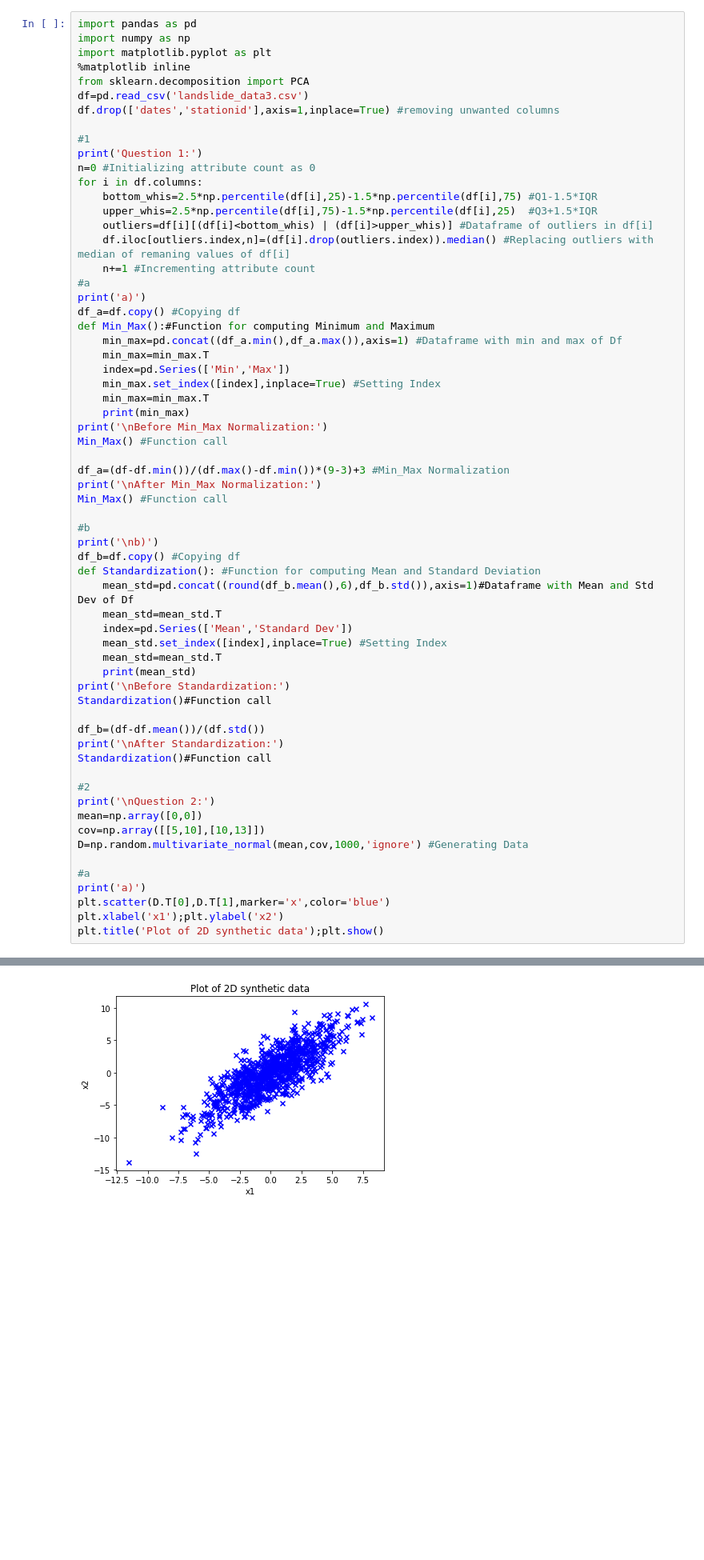
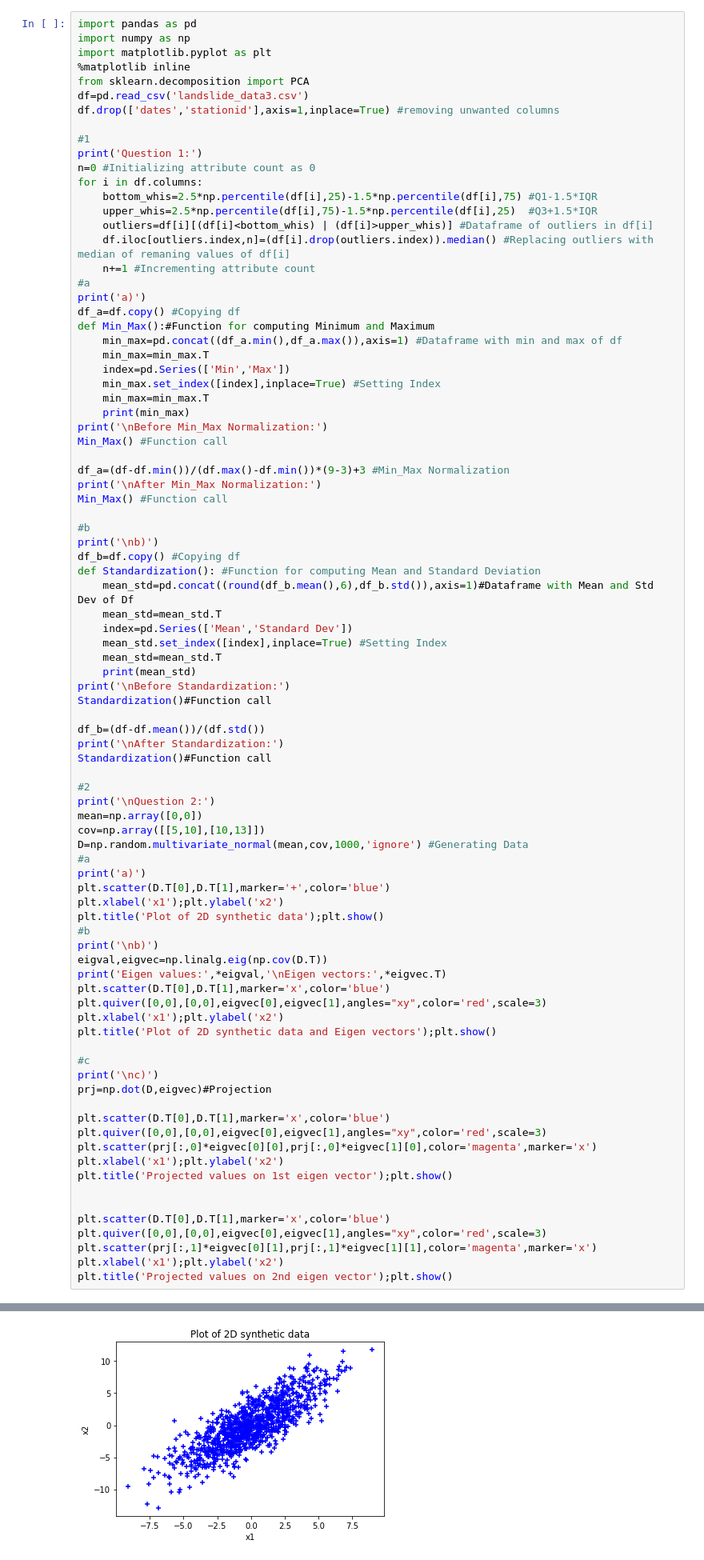
Before and after one commit to WCoder007/Data_Science_Projects, a Jupyter notebook: A3/b19098_A3.ipynb, the cells around one changed output, grey strips where cells are left out. Shown at 80% size. Drawn from its saved outputs; the diff is of its cells as text; blank space fills up the shorter version.

Commit message:
corrected quiver error and added q2

```diff
--- a/A3/b19098_A3.ipynb
+++ b/A3/b19098_A3.ipynb
@@ -20,7 +20,7 @@ for i in df.columns:
 print('a)')
 df_a=df.copy() #Copying df
 def Min_Max():#Function for computing Minimum and Maximum
-    min_max=pd.concat((df_a.min(),df_a.max()),axis=1) #Dataframe with min and max of Df
+    min_max=pd.concat((df_a.min(),df_a.max()),axis=1) #Dataframe with min and max of df
     min_max=min_max.T
     index=pd.Series(['Min','Max'])
     min_max.set_index([index],inplace=True) #Setting Index
@@ -50,33 +50,57 @@ df_b=(df-df.mean())/(df.std())
 print('\nAfter Standardization:')
 Standardization()#Function call
 
 #2
 print('\nQuestion 2:')
 mean=np.array([0,0])
 cov=np.array([[5,10],[10,13]])
 D=np.random.multivariate_normal(mean,cov,1000,'ignore') #Generating Data
-
 #a
 print('a)')
-plt.scatter(D.T[0],D.T[1],marker='x',color='blue')
+plt.scatter(D.T[0],D.T[1],marker='+',color='blue')
 plt.xlabel('x1');plt.ylabel('x2')
 plt.title('Plot of 2D synthetic data');plt.show()
+#b
+print('\nb)')
+eigval,eigvec=np.linalg.eig(np.cov(D.T))
+print('Eigen values:',*eigval,'\nEigen vectors:',*eigvec.T)
+plt.scatter(D.T[0],D.T[1],marker='x',color='blue')
+plt.quiver([0,0],[0,0],eigvec[0],eigvec[1],angles="xy",color='red',scale=3)
+plt.xlabel('x1');plt.ylabel('x2')
+plt.title('Plot of 2D synthetic data and Eigen vectors');plt.show()
+
+#c
+print('\nc)')
+prj=np.dot(D,eigvec)#Projection
+
+plt.scatter(D.T[0],D.T[1],marker='x',color='blue')
+plt.quiver([0,0],[0,0],eigvec[0],eigvec[1],angles="xy",color='red',scale=3)
+plt.scatter(prj[:,0]*eigvec[0][0],prj[:,0]*eigvec[1][0],color='magenta',marker='x')
+plt.xlabel('x1');plt.ylabel('x2')
+plt.title('Projected values on 1st eigen vector');plt.show()
+
+
+plt.scatter(D.T[0],D.T[1],marker='x',color='blue')
+plt.quiver([0,0],[0,0],eigvec[0],eigvec[1],angles="xy",color='red',scale=3)
+plt.scatter(prj[:,1]*eigvec[0][1],prj[:,1]*eigvec[1][1],color='magenta',marker='x')
+plt.xlabel('x1');plt.ylabel('x2')
+plt.title('Projected values on 2nd eigen vector');plt.show()
 # %% [output]
 Question 1:
 a)
 
 Before Min_Max Normalization:
                       Min           Max
 temperature     10.085110     31.375000
 humidity        34.205670     99.720000
 pressure       992.654583   1037.604386
 rain             0.000000   2470.500000
 lightavgw/o0     0.000000  10565.352300
 lightmax      2259.000000  54612.000000
 moisture         0.000000    100.000000
 ... (31 lines left out)
 moisture       0.0           1.0
 
 Question 2:
 a)
-[figure, old version]
+[figure, new version]
```
Also changed, not shown: parts of 1 cell of this notebook.
